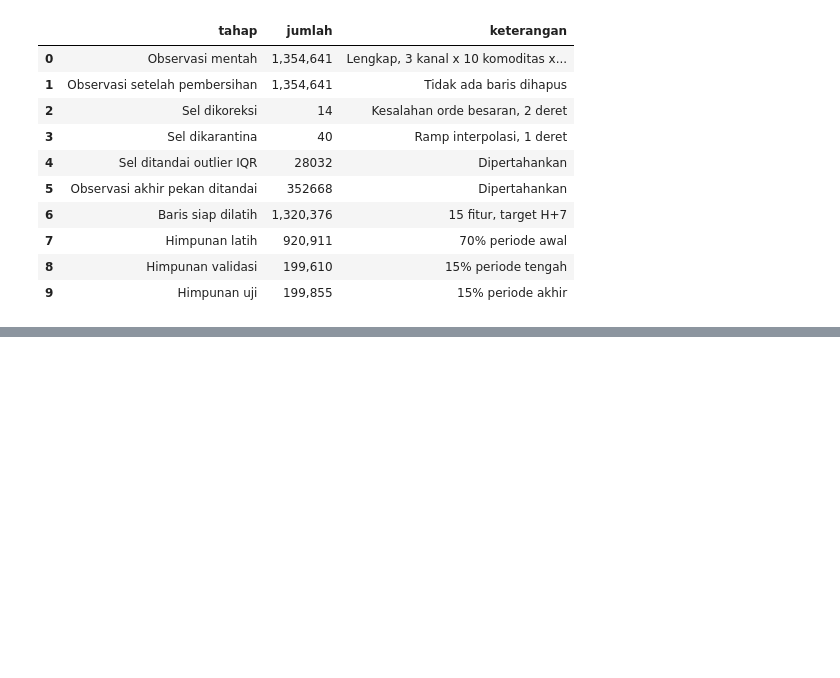
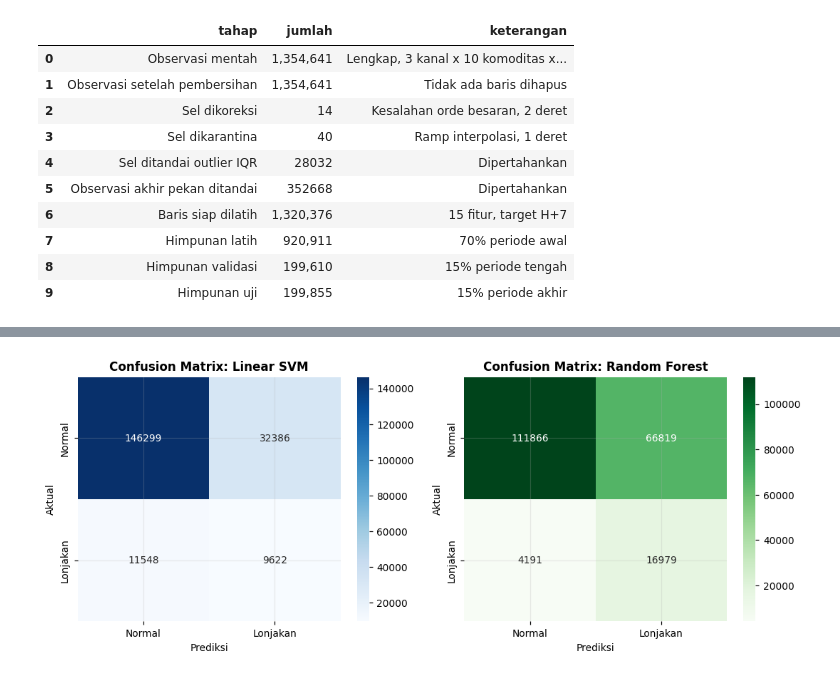
Before and after one commit to Abhiprayaa29/1_IFB_RestuBapak, a Jupyter notebook: Projek_Akhir_Data_Science.ipynb, the cells around one changed output, grey strips where cells are left out. Cells and saved outputs as stored; diff of their text form; code cells hidden in the pictures; blank space fills up the shorter version.

```diff
--- a/Projek_Akhir_Data_Science.ipynb
+++ b/Projek_Akhir_Data_Science.ipynb
@@ -2992,0 +2830,90 @@ batas data dipisahkan berdasarkan tanggal, bukan baris.
+# %%
+# G.4 Pemodelan dan Evaluasi Akhir Klasifikasi
+from sklearn.metrics import classification_report, confusion_matrix
+
+# 1. Melatih Model Final
+svm_model = LinearSVC(C=1.0, class_weight="balanced", random_state=42, max_iter=2000)
+svm_model.fit(X_train_scaled, y_train_sub)
+
+rf_model = RandomForestClassifier(n_estimators=100, max_depth=10, class_weight="balanced", random_state=42, n_jobs=-1)
+rf_model.fit(X_train_scaled, y_train_sub)
+
+# 2. Prediksi Train & Test
+pred_train_svm = svm_model.predict(X_train_scaled)
+pred_test_svm = svm_model.predict(X_test_scaled)
+
+pred_train_rf = rf_model.predict(X_train_scaled)
+pred_test_rf = rf_model.predict(X_test_scaled)
+prob_test_rf = rf_model.predict_proba(X_test_scaled)[:, 1]
+
+# 3. Evaluasi Overfitting (Train vs Test)
+eval_train_test_cls = pd.DataFrame([
+    {"Model": "LinearSVC", "Split": "Train", "Recall": recall_score(y_train_sub, pred_train_svm), "F1": f1_score(y_train_sub, pred_train_svm)},
+    {"Model": "LinearSVC", "Split": "Test", "Recall": recall_score(y_test, pred_test_svm), "F1": f1_score(y_test, pred_test_svm)},
+    {"Model": "Random Forest", "Split": "Train", "Recall": recall_score(y_train_sub, pred_train_rf), "F1": f1_score(y_train_sub, pred_train_rf)},
+    {"Model": "Random Forest", "Split": "Test", "Recall": recall_score(y_test, pred_test_rf), "F1": f1_score(y_test, pred_test_rf)},
+]).round(4)
+print("Tabel Evaluasi Train vs Test (Pengecekan Overfitting):")
+display(eval_train_test_cls)
+
+# 4. Visualisasi Confusion Matrix Berdampingan
+fig, axes = plt.subplots(1, 2, figsize=(10, 4))
+sns.heatmap(confusion_matrix(y_test, pred_test_svm), annot=True, fmt="d", cmap="Blues", ax=axes[0],
+            xticklabels=["Normal", "Lonjakan"], yticklabels=["Normal", "Lonjakan"])
+axes[0].set_title("Confusion Matrix: Linear SVM", weight="bold")
+axes[0].set_xlabel("Prediksi")
+axes[0].set_ylabel("Aktual")
+
+sns.heatmap(confusion_matrix(y_test, pred_test_rf), annot=True, fmt="d", cmap="Greens", ax=axes[1],
+            xticklabels=["Normal", "Lonjakan"], yticklabels=["Normal", "Lonjakan"])
+axes[1].set_title("Confusion Matrix: Random Forest", weight="bold")
+axes[1].set_xlabel("Prediksi")
+axes[1].set_ylabel("Aktual")
+plt.tight_layout()
+savefig(fig, "fig_g1_confusion_matrix.png")
+plt.show()
+
+# 5. Visualisasi Feature Importance
+rf_importance = pd.Series(rf_model.feature_importances_, index=feature_cols).sort_values(ascending=False)
+fig = plt.figure(figsize=(8, 4))
+sns.barplot(x=rf_importance.values, y=rf_importance.index, palette="viridis")
+plt.title("Tingkat Kepentingan Fitur (Random Forest Classifier)", weight="bold")
+plt.xlabel("Gini Importance")
+plt.tight_layout()
+savefig(fig, "fig_g2_feature_importance.png")
+plt.show()
+
+# 6. Rangkuman Metrik Akhir & Simpan
+roc_rf = roc_auc_score(y_test, prob_test_rf)
+metrics_cls = pd.DataFrame([
+    {
+        "model": "Linear Support Vector Machine (LinearSVC)",
+        "accuracy": (pred_test_svm == y_test).mean(),
+        "precision_spike": (y_test[pred_test_svm == 1] == 1).mean(),
+        "recall_spike": recall_score(y_test, pred_test_svm),
+        "f1_spike": f1_score(y_test, pred_test_svm),
+        "roc_auc": "N/A (Linear boundary)"
+    },
+    {
+        "model": "Random Forest Classifier",
+        "accuracy": (pred_test_rf == y_test).mean(),
+        "precision_spike": (y_test[pred_test_rf == 1] == 1).mean(),
+        "recall_spike": recall_score(y_test, pred_test_rf),
+        "f1_spike": f1_score(y_test, pred_test_rf),
+        "roc_auc": round(roc_rf, 4)
+    }
+])
+metrics_cls.to_csv(AUDIT_DIR / "classification_metrics.csv", index=False)
+print("")
+print("Tabel Perbandingan Metrik Klasifikasi pada Data Uji:")
+display(metrics_cls.round(4))
+
+# 7. Contoh Prediksi Awal
+contoh_pred = test_df[["Date", "Komoditas", "Provinsi", "Harga_bersih", "target_h7"]].head(5).copy()
+contoh_pred["lonjakan_aktual"] = y_test.head(5).values
+contoh_pred["pred_svm"] = pred_test_svm[:5]
+contoh_pred["pred_rf"] = pred_test_rf[:5]
+print("")
+print("Contoh Hasil Prediksi Deteksi Dini Awal:")
+display(contoh_pred)
+# %% [output]
@@ -2992,0 +2926 @@ batas data dipisahkan berdasarkan tanggal, bukan baris.
+[figure, added]
```
Also changed, not shown: parts of 47 cells of this notebook, 16 other files.
